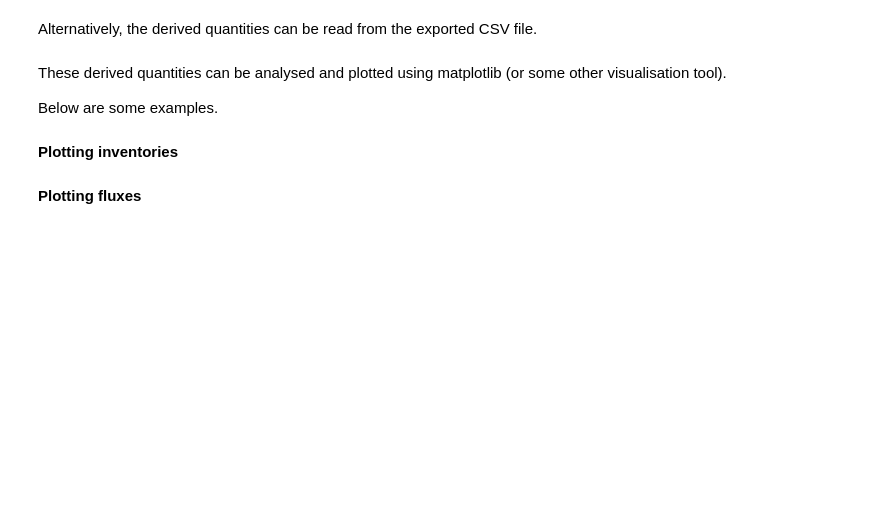
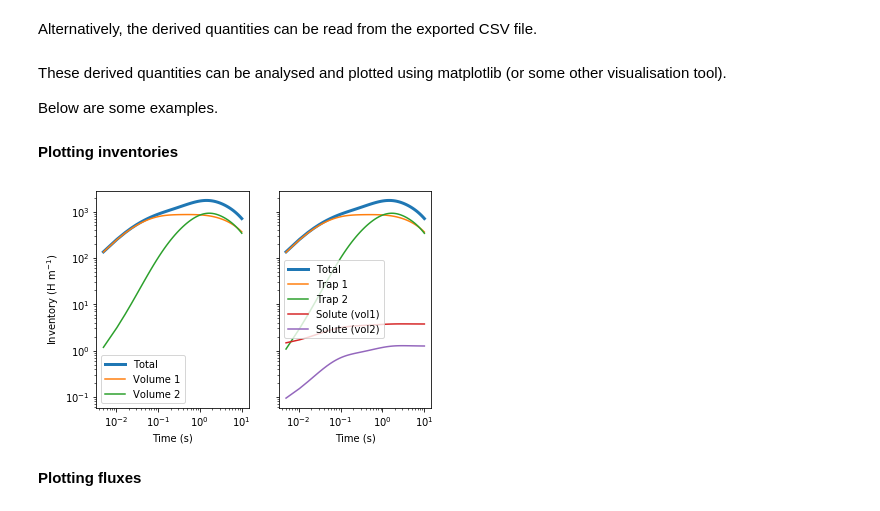
Before and after one commit to festim-dev/FESTIM, a Jupyter notebook: demos/demo_derived_quantities.ipynb, the cells around one changed output. Saved outputs shown, nothing was run; the diff lists cells and outputs as text; code cells hidden in the pictures; blank space fills up the shorter version.

Commit message:
fixed warnings + simplified variable name

```diff
--- a/demos/demo_derived_quantities.ipynb
+++ b/demos/demo_derived_quantities.ipynb
@@ -208,7 +247,7 @@ print(derived_quantities)
 # %% [markdown]
 Alternatively, the derived quantities can be read from the exported CSV file.
 # %%
-derived_quantities_from_file = np.genfromtxt("solution_derived_quantities/derived_quantities.csv", delimiter=',', names=True)
+derived_quantities = np.genfromtxt("solution_derived_quantities/derived_quantities.csv", delimiter=',', names=True)
 # %% [markdown]
 These derived quantities can be analysed and plotted using matplotlib (or some other visualisation tool).
 
@@ -216,38 +255,40 @@ Below are some examples.
 # %% [markdown]
 **Plotting inventories**
 # %%
-t = derived_quantities_from_file["ts"]
+t = derived_quantities["ts"]
 
-retention_1 = derived_quantities_from_file['Total_retention_volume_1']
-retention_2 = derived_quantities_from_file['Total_retention_volume_2']
+retention_1 = derived_quantities['Total_retention_volume_1']
+retention_2 = derived_quantities['Total_retention_volume_2']
 
-trap_1 = derived_quantities_from_file['Total_1_volume_1']
-trap_2 = derived_quantities_from_file['Total_2_volume_2']
+trap_1 = derived_quantities['Total_1_volume_1']
+trap_2 = derived_quantities['Total_2_volume_2']
 
-solute_1 = derived_quantities_from_file['Total_solute_volume_1']
-solute_2 = derived_quantities_from_file['Total_solute_volume_2']
+solute_1 = derived_quantities['Total_solute_volume_1']
+solute_2 = derived_quantities['Total_solute_volume_2']
 
 # plot
 import matplotlib.pyplot as plt
 fig, (ax1, ax2) = plt.subplots(1, 2, sharey=True)
 ax1.plot(t, retention_1 + retention_2, linewidth=3, label="Total")
 ax1.plot(t, retention_1, label="Volume 1")
 ax1.plot(t, retention_2, label="Volume 2")
 ax1.set_ylabel(r"Inventory (H m$^{-1}$)")
 ax1.set_xlabel(r"Time (s)")
 ax1.set_xscale("log")
 ax1.legend()
 
 ax2.plot(t, retention_1 + retention_2, linewidth=3, label="Total")
 ax2.plot(t, trap_1, label="Trap 1")
 ax2.plot(t, trap_2, label="Trap 2")
 ax2.plot(t, solute_1, label="Solute (vol1)")
 ax2.plot(t, solute_2, label="Solute (vol2)")
 ax2.set_xlabel(r"Time (s)")
 ax2.legend()
 ax2.set_xscale("log")
 
 ax1.set_yscale("log")
+# %% [output]
+[figure, added]
 # %% [markdown]
 **Plotting fluxes**
 # %%
```
Also changed, not shown: parts of 6 cells of this notebook.
